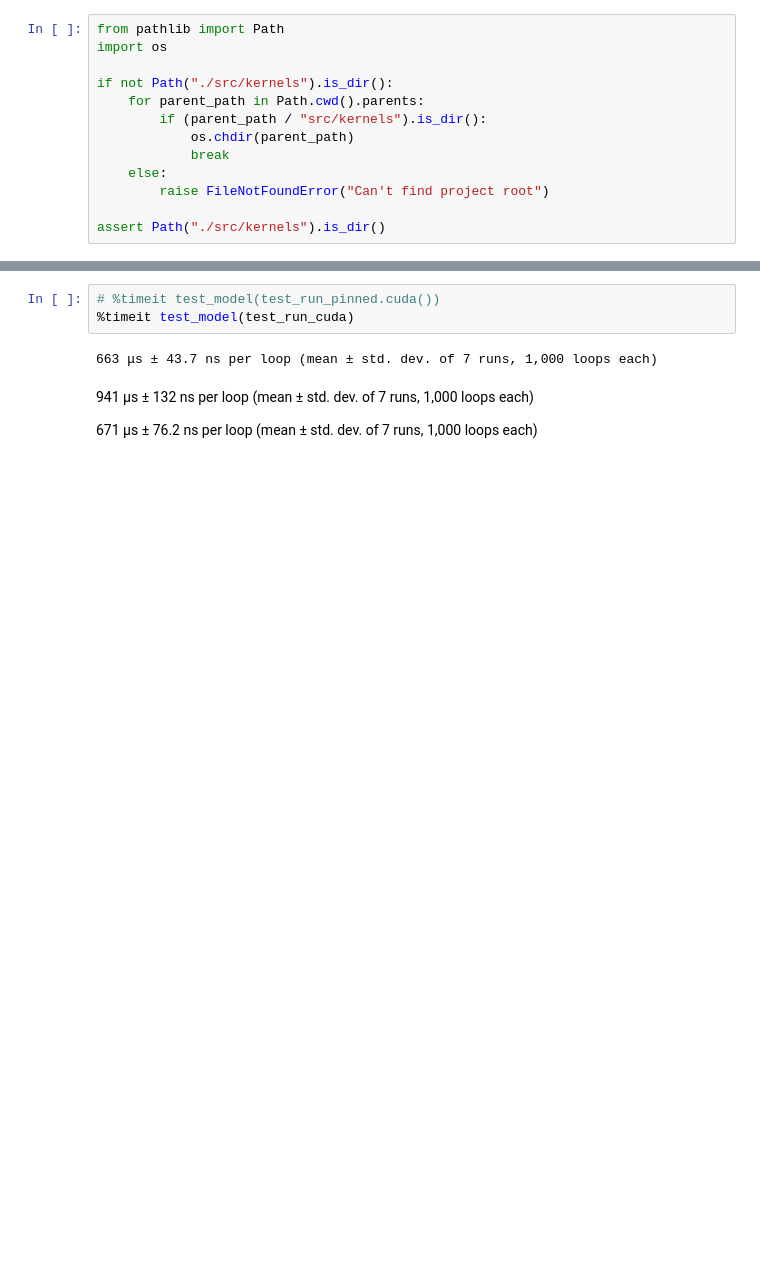
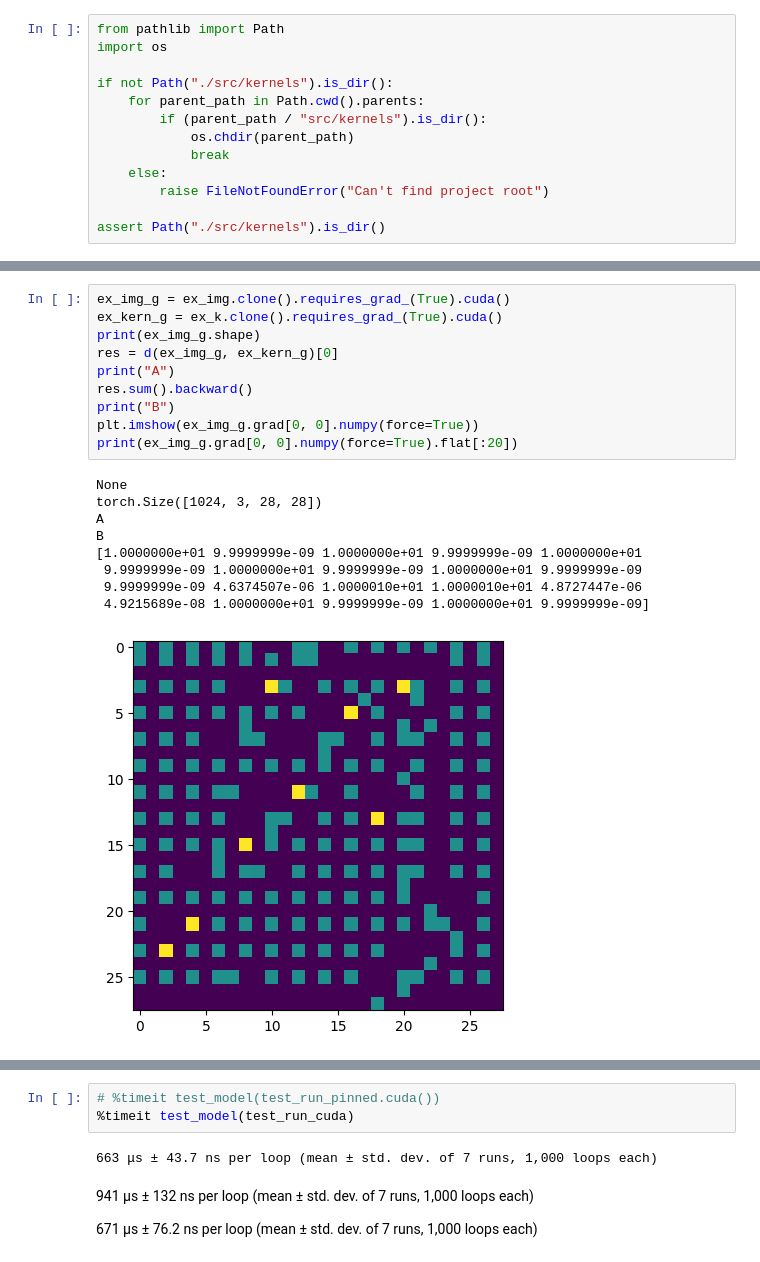
Before and after one commit to p-adema/quadratic-conv, a Jupyter notebook: scratch/model_check.ipynb, the cells around one changed output, grey strips where cells are left out. Cells and saved outputs as stored; diff of their text form; blank space fills up the shorter version.

```diff
--- a/scratch/model_check.ipynb
+++ b/scratch/model_check.ipynb
@@ -114,0 +153,20 @@ test_run_cuda = torch.as_tensor(k_mnist.x_train[:256]).cuda()
+# %%
+ex_img_g = ex_img.clone().requires_grad_(True).cuda()
+ex_kern_g = ex_k.clone().requires_grad_(True).cuda()
+print(ex_img_g.shape)
+res = d(ex_img_g, ex_kern_g)[0]
+print("A")
+res.sum().backward()
+print("B")
+plt.imshow(ex_img_g.grad[0, 0].numpy(force=True))
+print(ex_img_g.grad[0, 0].numpy(force=True).flat[:20])
+# %% [output]
+None
+torch.Size([1024, 3, 28, 28])
+A
+B
+[1.0000000e+01 9.9999999e-09 1.0000000e+01 9.9999999e-09 1.0000000e+01
+ 9.9999999e-09 1.0000000e+01 9.9999999e-09 1.0000000e+01 9.9999999e-09
+ 9.9999999e-09 4.6374507e-06 1.0000010e+01 1.0000010e+01 4.8727447e-06
+ 4.9215689e-08 1.0000000e+01 9.9999999e-09 1.0000000e+01 9.9999999e-09]
+[figure, added]
```
Also changed, not shown: parts of 23 cells of this notebook, 21 other files.
